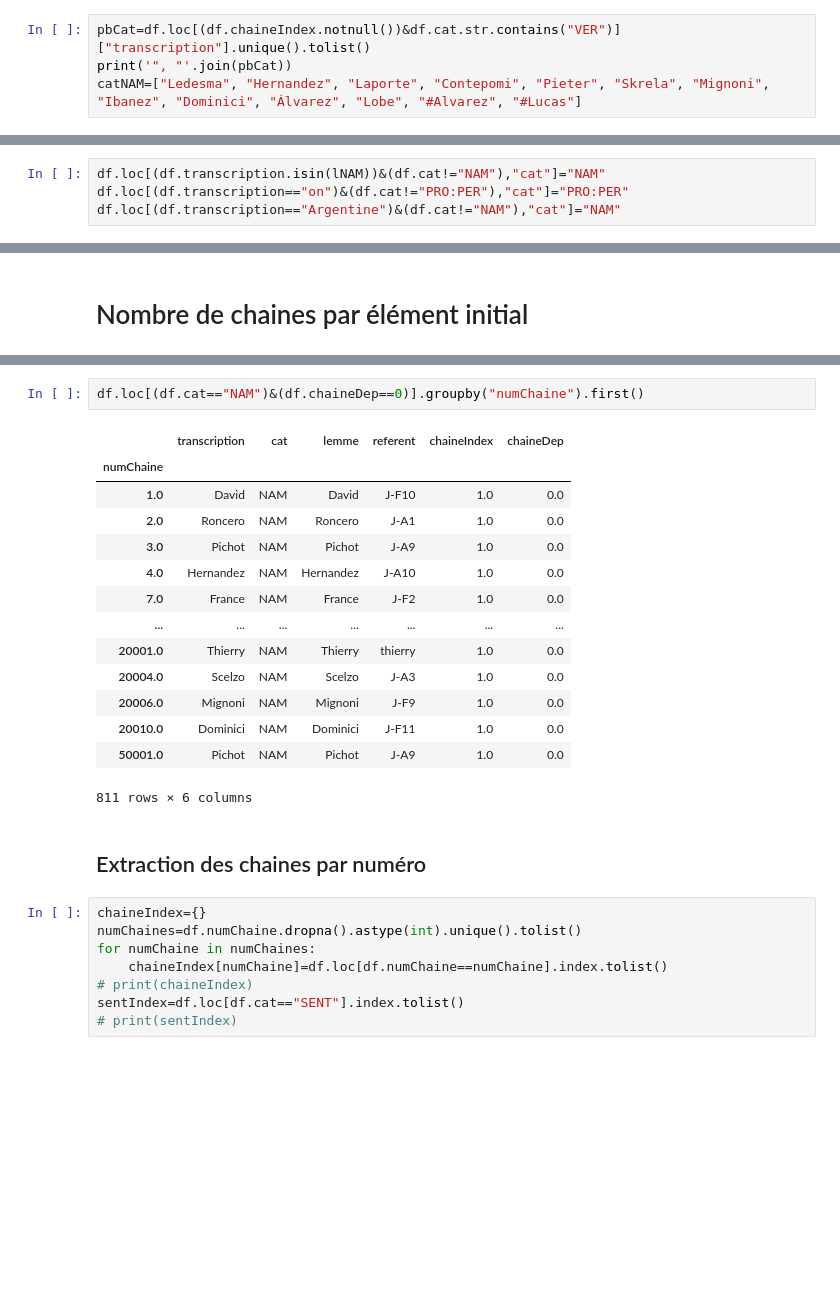
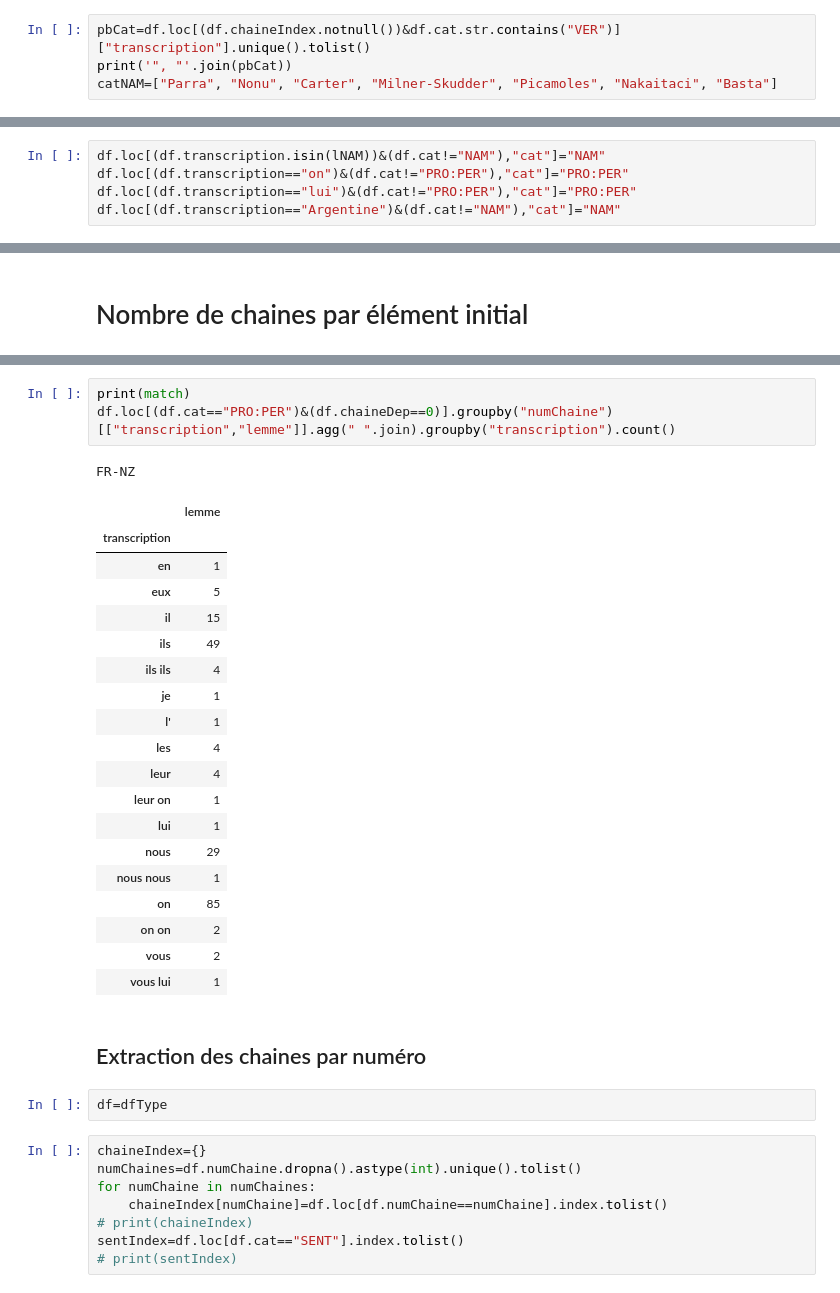
Before and after one commit to gboye/AMBK-SportsCom, a Jupyter notebook: Chaines/Chaines-Tables.ipynb, the cells around one changed output, grey strips where cells are left out. Drawn from its saved outputs; the diff is of its cells as text; blank space fills up the shorter version.

```diff
--- a/Chaines/Chaines-Tables.ipynb
+++ b/Chaines/Chaines-Tables.ipynb
@@ -91,7 +104,7 @@ array(['J-F10', 'J-A1', 'J-A9', 'J-A10', 'GPF', 'GPA', 'J-F2', 'J-F15',
 # %%
 pbCat=df.loc[(df.chaineIndex.notnull())&df.cat.str.contains("VER")]["transcription"].unique().tolist()
 print('", "'.join(pbCat))
-catNAM=["Ledesma", "Hernandez", "Laporte", "Contepomi", "Pieter", "Skrela", "Mignoni", "Ibanez", "Dominici", "Álvarez", "Lobe", "#Alvarez", "#Lucas"]
+catNAM=["Parra", "Nonu", "Carter", "Milner-Skudder", "Picamoles", "Nakaitaci", "Basta"]
 # %% [output]
 el", "anglais", "plume", "organise", "aile
 # %%
@@ -104,4 +124,5 @@ lNAM=sorted(["David", "Skrela", "Pichot", "Hernandez", "France", "Raphaël", "Ib
 # %%
 df.loc[(df.transcription.isin(lNAM))&(df.cat!="NAM"),"cat"]="NAM"
 df.loc[(df.transcription=="on")&(df.cat!="PRO:PER"),"cat"]="PRO:PER"
+df.loc[(df.transcription=="lui")&(df.cat!="PRO:PER"),"cat"]="PRO:PER"
 df.loc[(df.transcription=="Argentine")&(df.cat!="NAM"),"cat"]="NAM"
@@ -203,22 +403,31 @@ set(dfAnchors.groupby("cat").count().sort_values("transcription",ascending=False
 # %%
-df.loc[(df.cat=="NAM")&(df.chaineDep==0)].groupby("numChaine").first()
+print(match)
+df.loc[(df.cat=="PRO:PER")&(df.chaineDep==0)].groupby("numChaine")[["transcription","lemme"]].agg(" ".join).groupby("transcription").count()
 # %% [output]
+FR-NZ
-|  | transcription | cat | lemme | referent | chaineIndex | chaineDep |
-| numChaine |  |  |  |  |  |  |
-| 1.0 | David | NAM | David | J-F10 | 1.0 | 0.0 |
-| 2.0 | Roncero | NAM | Roncero | J-A1 | 1.0 | 0.0 |
-| 3.0 | Pichot | NAM | Pichot | J-A9 | 1.0 | 0.0 |
-| 4.0 | Hernandez | NAM | Hernandez | J-A10 | 1.0 | 0.0 |
-| 7.0 | France | NAM | France | J-F2 | 1.0 | 0.0 |
-| ... | ... | ... | ... | ... | ... | ... |
-| 20001.0 | Thierry | NAM | Thierry | thierry | 1.0 | 0.0 |
-| 20004.0 | Scelzo | NAM | Scelzo | J-A3 | 1.0 | 0.0 |
-| 20006.0 | Mignoni | NAM | Mignoni | J-F9 | 1.0 | 0.0 |
-| 20010.0 | Dominici | NAM | Dominici | J-F11 | 1.0 | 0.0 |
-| 50001.0 | Pichot | NAM | Pichot | J-A9 | 1.0 | 0.0 |
+|  | lemme |
+| transcription |  |
+| en | 1 |
+| eux | 5 |
+| il | 15 |
+| ils | 49 |
+| ils ils | 4 |
+| je | 1 |
+| l' | 1 |
+| les | 4 |
+| leur | 4 |
+| leur on | 1 |
+| lui | 1 |
+| nous | 29 |
+| nous nous | 1 |
+| on | 85 |
+| on on | 2 |
+| vous | 2 |
+| vous lui | 1 |
-811 rows × 6 columns
 # %% [markdown]
 ## Extraction des chaines par numéro
+# %%
+df=dfType
 # %%
 chaineIndex={}
 numChaines=df.numChaine.dropna().astype(int).unique().tolist()
```
Also changed, not shown: parts of 31 cells of this notebook, 3 other files.
